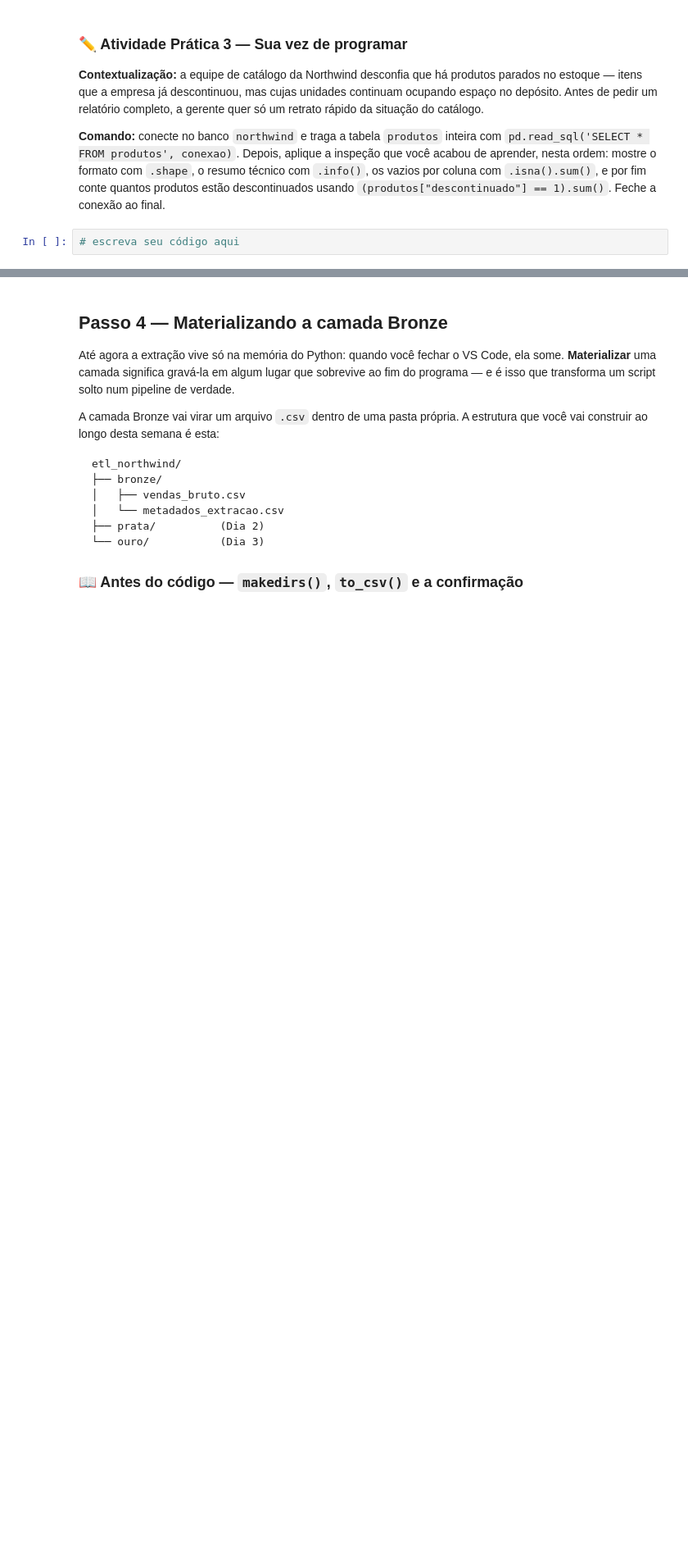
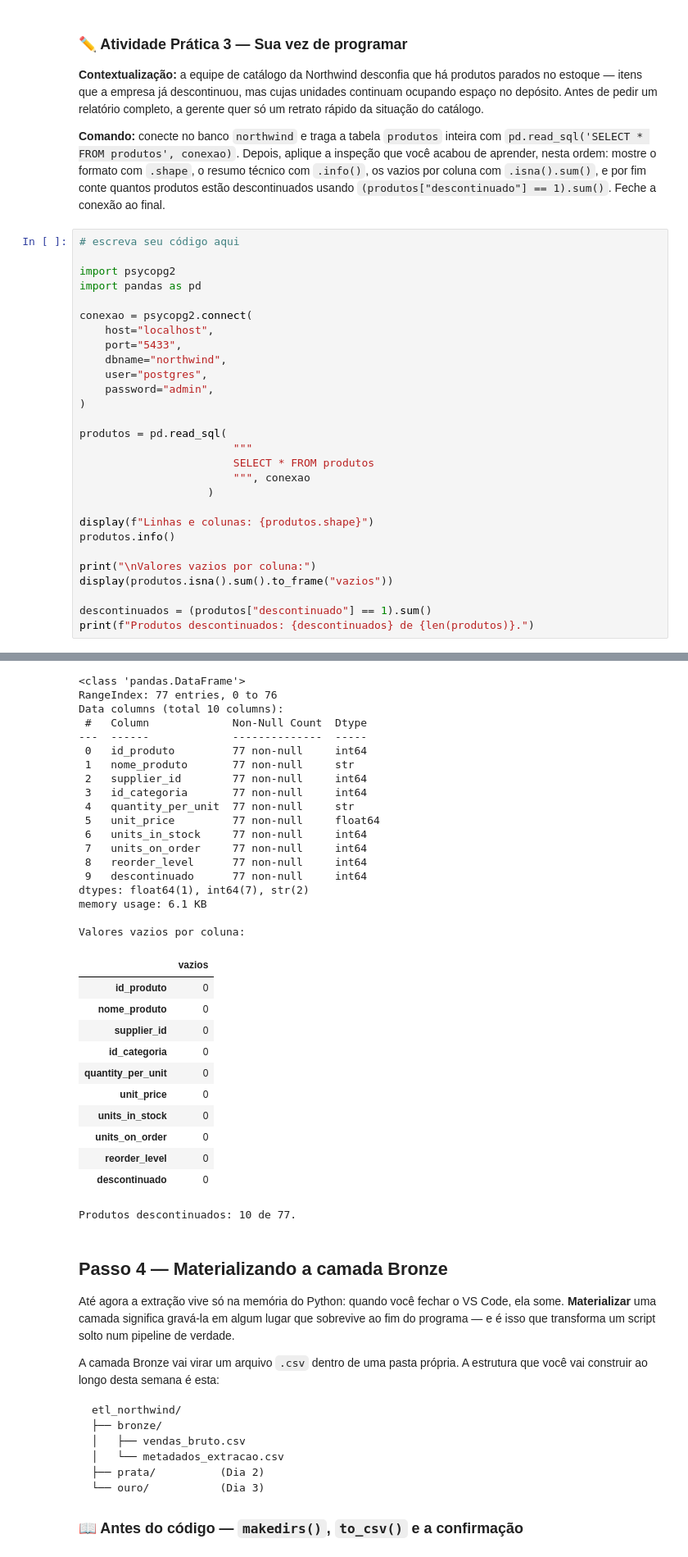
Before and after one commit to laisalegri/turma05-analise-de-dados-com-python, a Jupyter notebook: 12_/notebook_colab_aluno.ipynb, the cells around one changed output, grey strips where cells are left out. Shown at 82% size. Saved outputs shown, nothing was run; the diff lists cells and outputs as text; blank space fills up the shorter version.

```diff
--- a/12_/notebook_colab_aluno.ipynb
+++ b/12_/notebook_colab_aluno.ipynb
@@ -720,3 +820,30 @@ Repare que os dois campos vazios pedem decisões **diferentes**, e é isso que t
 **Comando:** conecte no banco `northwind` e traga a tabela `produtos` inteira com `pd.read_sql('SELECT * FROM produtos', conexao)`. Depois, aplique a inspeção que você acabou de aprender, nesta ordem: mostre o formato com `.shape`, o resumo técnico com `.info()`, os vazios por coluna com `.isna().sum()`, e por fim conte quantos produtos estão descontinuados usando `(produtos["descontinuado"] == 1).sum()`. Feche a conexão ao final.
 # %%
 # escreva seu código aqui
+
+import psycopg2
+import pandas as pd
+
+conexao = psycopg2.connect(
+    host="localhost",
+    port="5433",
+    dbname="northwind",
+    user="postgres",
+    password="admin",
+)
+
+produtos = pd.read_sql(
+                        """
+                        SELECT * FROM produtos
+                        """, conexao
+                    )
+
+display(f"Linhas e colunas: {produtos.shape}")
+produtos.info()
+
+print("\nValores vazios por coluna:")
+display(produtos.isna().sum().to_frame("vazios"))
+
+descontinuados = (produtos["descontinuado"] == 1).sum()
+print(f"Produtos descontinuados: {descontinuados} de {len(produtos)}.")
+# %% [output]
@@ -723,3 +851,34 @@ Repare que os dois campos vazios pedem decisões **diferentes**, e é isso que t
+<class 'pandas.DataFrame'>
+RangeIndex: 77 entries, 0 to 76
+Data columns (total 10 columns):
+ #   Column             Non-Null Count  Dtype
+---  ------             --------------  -----
+ 0   id_produto         77 non-null     int64
+ 1   nome_produto       77 non-null     str
+ 2   supplier_id        77 non-null     int64
+ 3   id_categoria       77 non-null     int64
+ 4   quantity_per_unit  77 non-null     str
+ 5   unit_price         77 non-null     float64
+ 6   units_in_stock     77 non-null     int64
+ 7   units_on_order     77 non-null     int64
+ 8   reorder_level      77 non-null     int64
+ 9   descontinuado      77 non-null     int64
+dtypes: float64(1), int64(7), str(2)
+memory usage: 6.1 KB
+
+Valores vazios por coluna:
+|  | vazios |
+| id_produto | 0 |
+| nome_produto | 0 |
+| supplier_id | 0 |
+| id_categoria | 0 |
+| quantity_per_unit | 0 |
+| unit_price | 0 |
+| units_in_stock | 0 |
+| units_on_order | 0 |
+| reorder_level | 0 |
+| descontinuado | 0 |
+Produtos descontinuados: 10 de 77.
 # %% [markdown]
 ## Passo 4 — Materializando a camada Bronze
 
```
Also changed, not shown: parts of 4 cells of this notebook.
